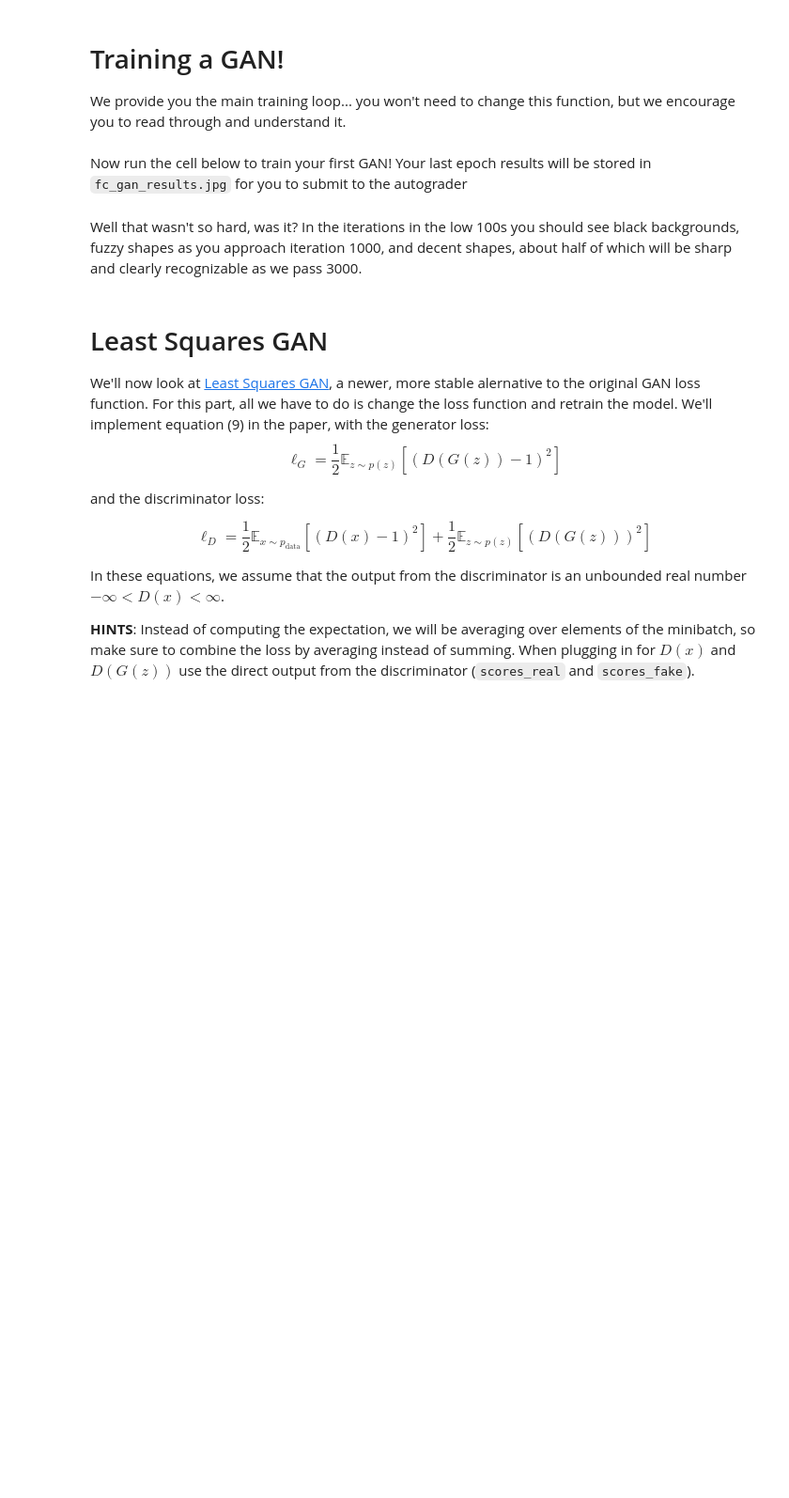
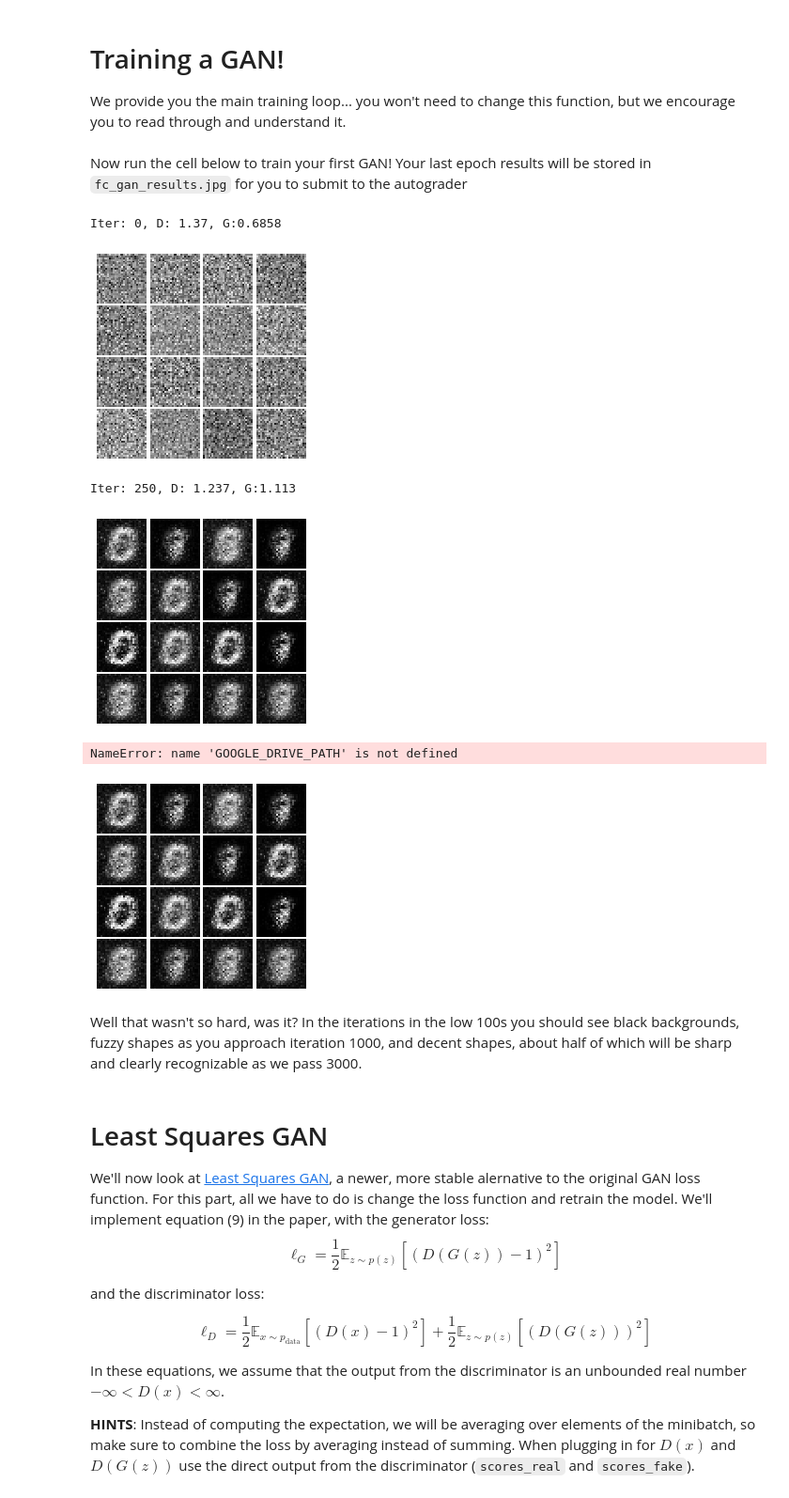
Before and after one commit to ilyarudyak/eecs-498-2020, a Jupyter notebook: assignment-6/generative_adversarial_networks-cpu-v1.ipynb, the cells around one changed output. Shown at 94% size. Drawn from its saved outputs; the diff is of its cells as text; code cells hidden in the pictures; blank space fills up the shorter version.

```diff
--- a/assignment-6/generative_adversarial_networks-cpu-v1.ipynb
+++ b/assignment-6/generative_adversarial_networks-cpu-v1.ipynb
@@ -304,0 +327,2 @@ test_generator_loss(answers['logits_fake'], answers['g_loss_true'])
+# %%
+x, y = torch.rand(3), torch.rand(3)
@@ -371,18 +415,26 @@ Now run the cell below to train your first GAN! Your last epoch results will be
 # %%
 from gan import get_optimizer
 reset_seed(0)
 
 # Make the discriminator
 D = discriminator().to(device)
 
 # Make the generator
 G = generator().to(device)
 
 # Use the function you wrote earlier to get optimizers for the Discriminator and the Generator
 D_solver = get_optimizer(D)
 G_solver = get_optimizer(G)
 # Run it!
-run_a_gan(D, G, D_solver, G_solver, discriminator_loss, generator_loss, 'fc_gan_results.jpg')
+run_a_gan(D, G, D_solver, G_solver, discriminator_loss, generator_loss, 'fc_gan_results.jpg',
+         num_epochs=1)
+# %% [output]
+Iter: 0, D: 1.37, G:0.6858
+[figure, added]
+Iter: 250, D: 1.237, G:1.113
+[figure, added]
+NameError: name 'GOOGLE_DRIVE_PATH' is not defined
+[figure, added]
 # %% [markdown]
 Well that wasn't so hard, was it? In the iterations in the low 100s you should see black backgrounds, fuzzy shapes as you approach iteration 1000, and decent shapes, about half of which will be sharp and clearly recognizable as we pass 3000.
 # %% [markdown]
```
Also changed, not shown: parts of 20 cells of this notebook, 4 other files.
